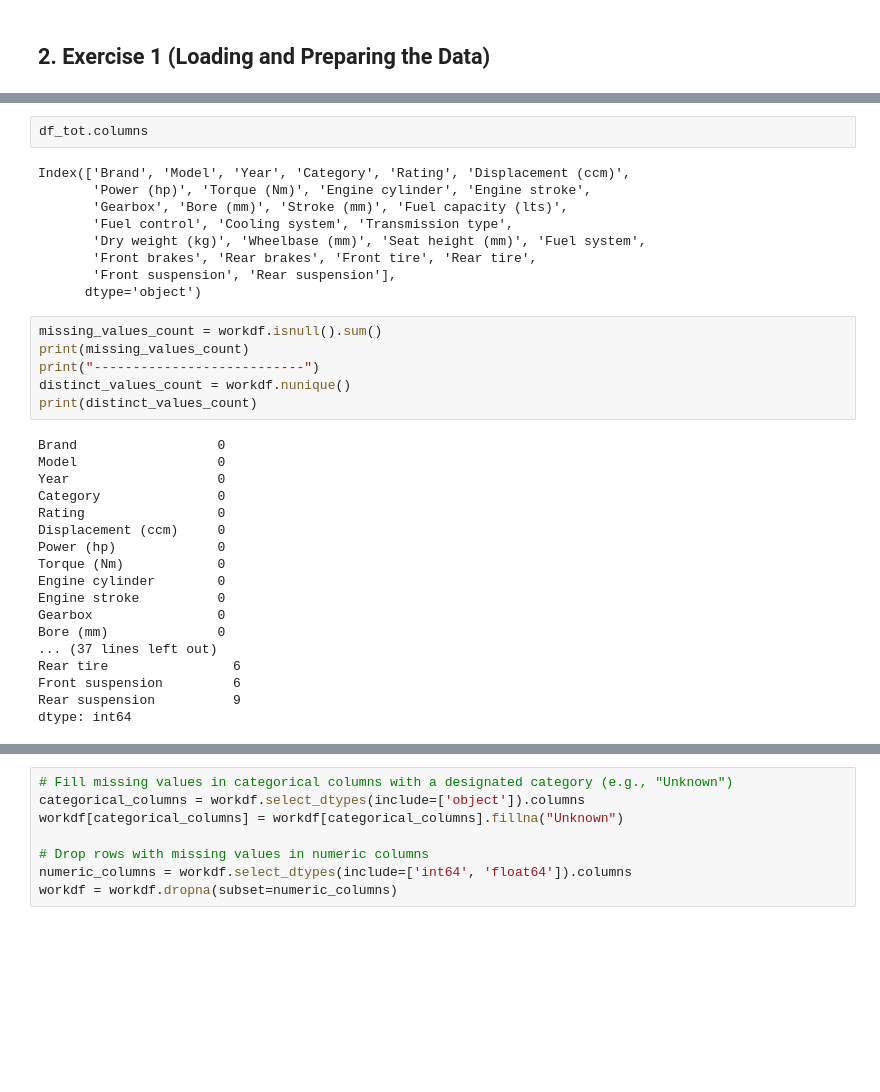
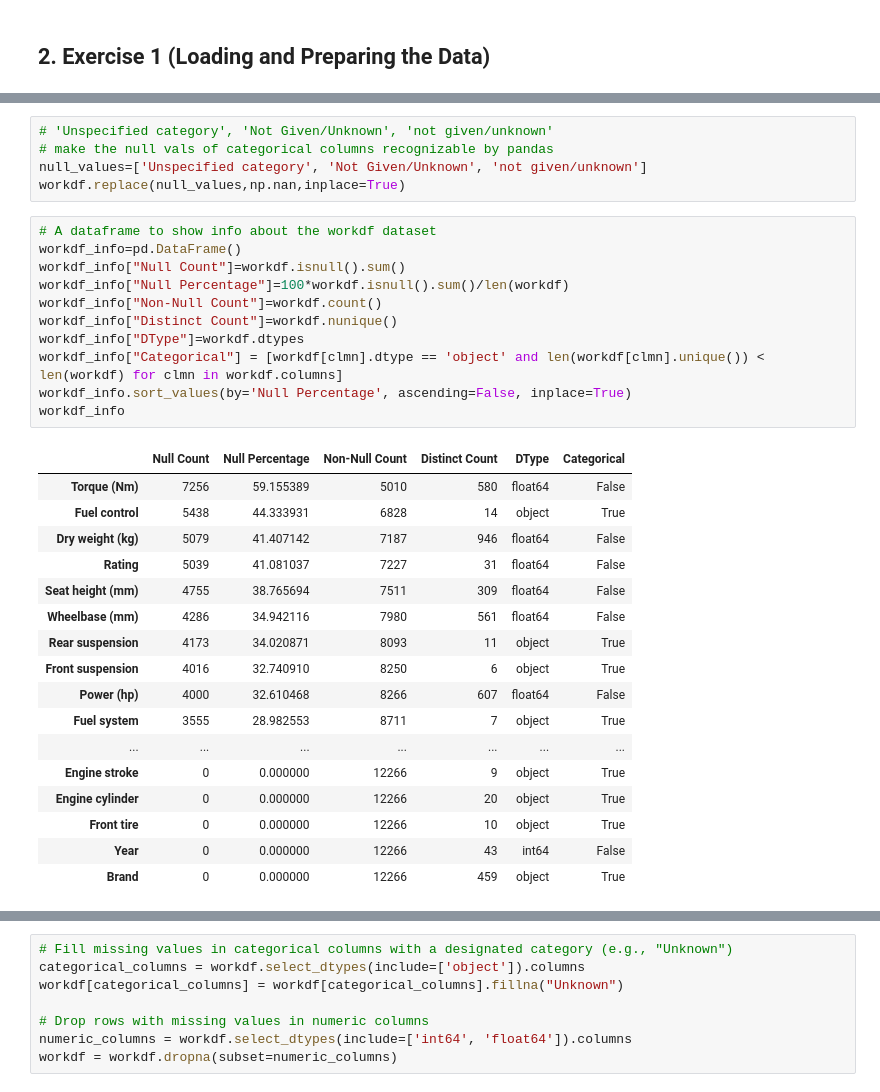
Before and after one commit to Sepehr-A/CLA_Project, a Jupyter notebook: PCA_HW/PCA_HW.ipynb, the cells around one changed output, grey strips where cells are left out. Drawn from its saved outputs; the diff is of its cells as text; blank space fills up the shorter version.

```diff
--- a/PCA_HW/PCA_HW.ipynb
+++ b/PCA_HW/PCA_HW.ipynb
@@ -37,35 +43,34 @@ workdf = workdf.drop(columns=columns_to_remove)
-# %%
-df_tot.columns
-# %% [output]
-Index(['Brand', 'Model', 'Year', 'Category', 'Rating', 'Displacement (ccm)',
-       'Power (hp)', 'Torque (Nm)', 'Engine cylinder', 'Engine stroke',
-       'Gearbox', 'Bore (mm)', 'Stroke (mm)', 'Fuel capacity (lts)',
-       'Fuel control', 'Cooling system', 'Transmission type',
-       'Dry weight (kg)', 'Wheelbase (mm)', 'Seat height (mm)', 'Fuel system',
-       'Front brakes', 'Rear brakes', 'Front tire', 'Rear tire',
-       'Front suspension', 'Rear suspension'],
-      dtype='object')
-# %%
-missing_values_count = workdf.isnull().sum()
-print(missing_values_count)
-print("---------------------------")
-distinct_values_count = workdf.nunique()
-print(distinct_values_count)
-# %% [output]
-Brand                  0
-Model                  0
-Year                   0
-Category               0
-Rating                 0
-Displacement (ccm)     0
-Power (hp)             0
-Torque (Nm)            0
-Engine cylinder        0
-Engine stroke          0
-Gearbox                0
-Bore (mm)              0
-... (37 lines left out)
-Rear tire                6
-Front suspension         6
-Rear suspension          9
-dtype: int64
+# %%
+# 'Unspecified category', 'Not Given/Unknown', 'not given/unknown'
+# make the null vals of categorical columns recognizable by pandas
+null_values=['Unspecified category', 'Not Given/Unknown', 'not given/unknown']
+workdf.replace(null_values,np.nan,inplace=True)
+# %%
+# A dataframe to show info about the workdf dataset
+workdf_info=pd.DataFrame()
+workdf_info["Null Count"]=workdf.isnull().sum()
+workdf_info["Null Percentage"]=100*workdf.isnull().sum()/len(workdf)
+workdf_info["Non-Null Count"]=workdf.count()
+workdf_info["Distinct Count"]=workdf.nunique()
+workdf_info["DType"]=workdf.dtypes
+workdf_info["Categorical"] = [workdf[clmn].dtype == 'object' and len(workdf[clmn].unique()) < len(workdf) for clmn in workdf.columns]
+workdf_info.sort_values(by='Null Percentage', ascending=False, inplace=True)
+workdf_info
+# %% [output]
+|  | Null Count | Null Percentage | Non-Null Count | Distinct Count | DType | Categorical |
+| Torque (Nm) | 7256 | 59.155389 | 5010 | 580 | float64 | False |
+| Fuel control | 5438 | 44.333931 | 6828 | 14 | object | True |
+| Dry weight (kg) | 5079 | 41.407142 | 7187 | 946 | float64 | False |
+| Rating | 5039 | 41.081037 | 7227 | 31 | float64 | False |
+| Seat height (mm) | 4755 | 38.765694 | 7511 | 309 | float64 | False |
+| Wheelbase (mm) | 4286 | 34.942116 | 7980 | 561 | float64 | False |
+| Rear suspension | 4173 | 34.020871 | 8093 | 11 | object | True |
+| Front suspension | 4016 | 32.740910 | 8250 | 6 | object | True |
+| Power (hp) | 4000 | 32.610468 | 8266 | 607 | float64 | False |
+| Fuel system | 3555 | 28.982553 | 8711 | 7 | object | True |
+| ... | ... | ... | ... | ... | ... | ... |
+| Engine stroke | 0 | 0.000000 | 12266 | 9 | object | True |
+| Engine cylinder | 0 | 0.000000 | 12266 | 20 | object | True |
+| Front tire | 0 | 0.000000 | 12266 | 10 | object | True |
+| Year | 0 | 0.000000 | 12266 | 43 | int64 | False |
+| Brand | 0 | 0.000000 | 12266 | 459 | object | True |
```
Also changed, not shown: parts of 24 cells of this notebook, 2 other files.
